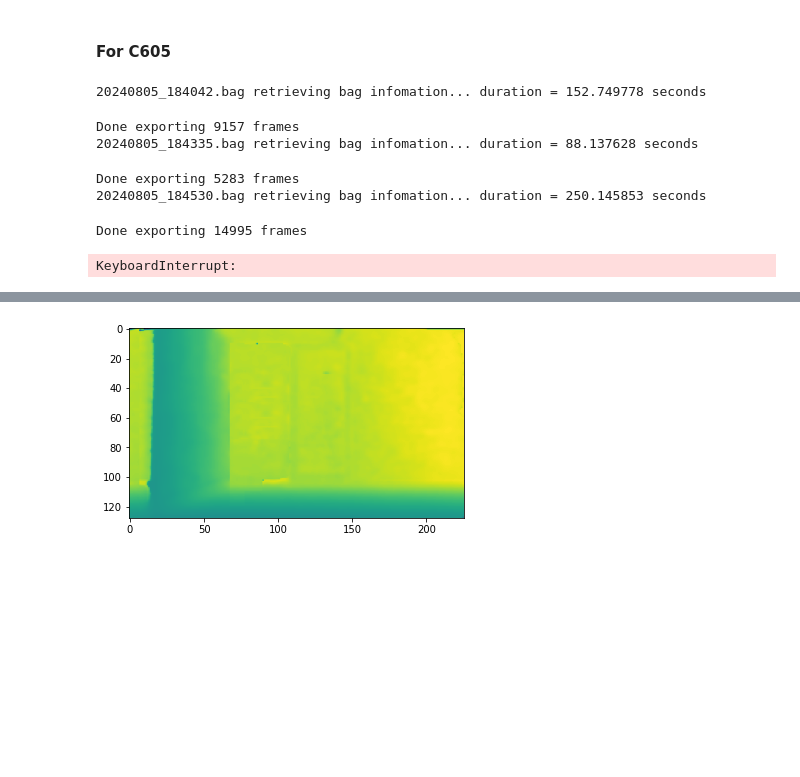
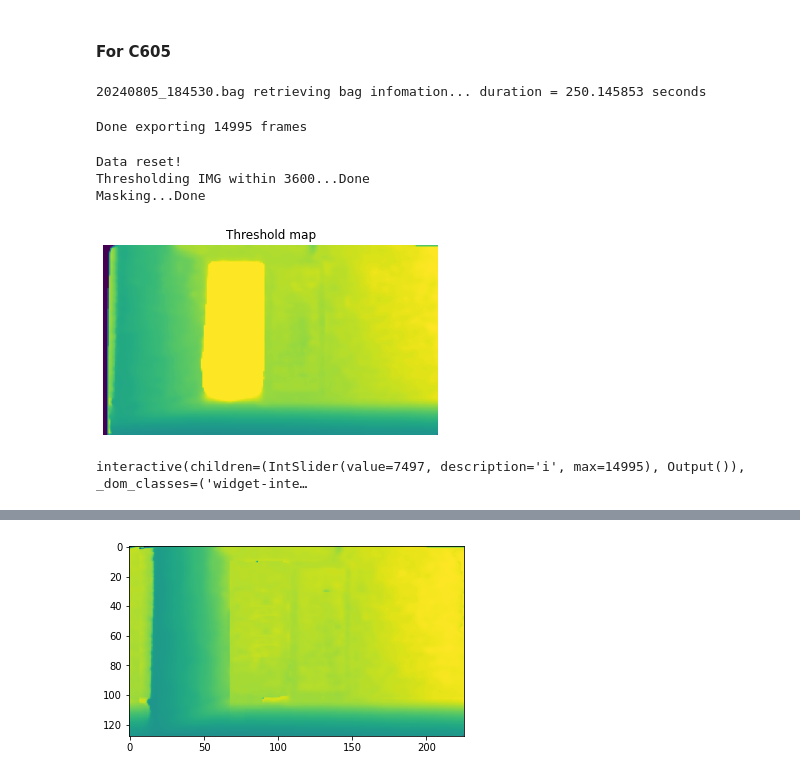
Before and after one commit to MilkywayCocktail/CSI-python, a Jupyter notebook: Door_dataset.ipynb, the cells around one changed output, grey strips where cells are left out. Saved outputs shown, nothing was run; the diff lists cells and outputs as text; code cells hidden in the pictures; blank space fills up the shorter version.

```diff
--- a/Door_dataset.ipynb
+++ b/Door_dataset.ipynb
@@ -696,31 +698,34 @@ bags: dict = {}
 l1 = ['182921', '183051', '183536']
 l2 = ['184042', '184335', '184530']
 l3 = ['185039']
-for file in ['184335', '184530', '185039']:
+for file in {'184530'}:
 #for file in {'135314'}:
-    bags[file] = md.BagLoader(f'../dataset/Door_EXP/C605/20240805_{file}.bag')
+    bags[file] = md.BagLoader(f'../dataset/Door_EXP/C605_new/20240805_{file}.bag')
     bags[file].export_images(show=False)
 # %% [output]
-20240805_184042.bag retrieving bag infomation... duration = 152.749778 seconds
+20240805_184530.bag retrieving bag infomation... duration = 250.145853 seconds
-Done exporting 9157 frames
-20240805_184335.bag retrieving bag infomation... duration = 88.137628 seconds
+Done exporting 14995 frames
-Done exporting 5283 frames
-20240805_184530.bag retrieving bag infomation... duration = 250.145853 seconds
-Done exporting 14995 frames
-KeyboardInterrupt:
 # %%
-cur = '184335'
+cur = '184530'
 def process(loader):
-    #loader.reset_images()
-    loader.clear_excessive_depth(3600)
+    loader.reset_images()
+    loader.threshold_depth(3600)
+    #loader.clear_excessive_depth(3600)
     #loader.images = loader.images[1794:]
     #loader.depth_mask(tmap=env_loader.depthmask.threshold)
-    #loader.depth_mask(0.9)
-    loader.depth_mask(tmap=tr)
+    loader.depth_mask(0.9)
+    #loader.depth_mask(tmap=tt_)
     tmap = md.Raw(loader.depthmask.threshold)
     return tmap
 
 tmap_ = process(bags[cur])
 #p1 = bags[cur].images
 bags[cur].images[:,:, :20] = 0
+bags[cur].images[:,:,-20:] = 0
 browse_images(bags[cur].images)
+# %% [output]
+Data reset!
+Thresholding IMG within 3600...Done
+Masking...Done
+[figure, added]
+interactive(children=(IntSlider(value=7497, description='i', max=14995), Output()), _dom_classes=('widget-inte…
```
Also changed, not shown: parts of 14 cells of this notebook, 4 other files.
